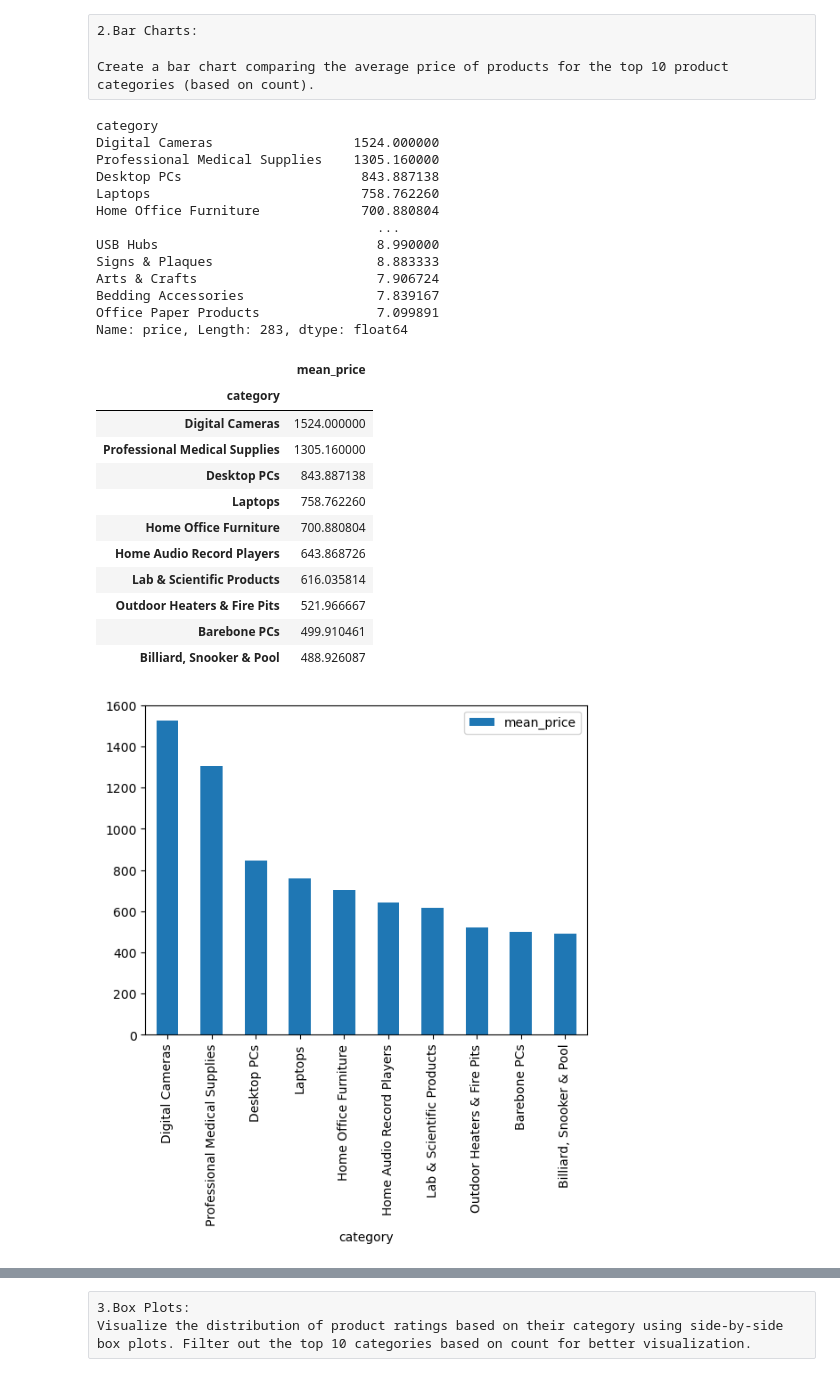
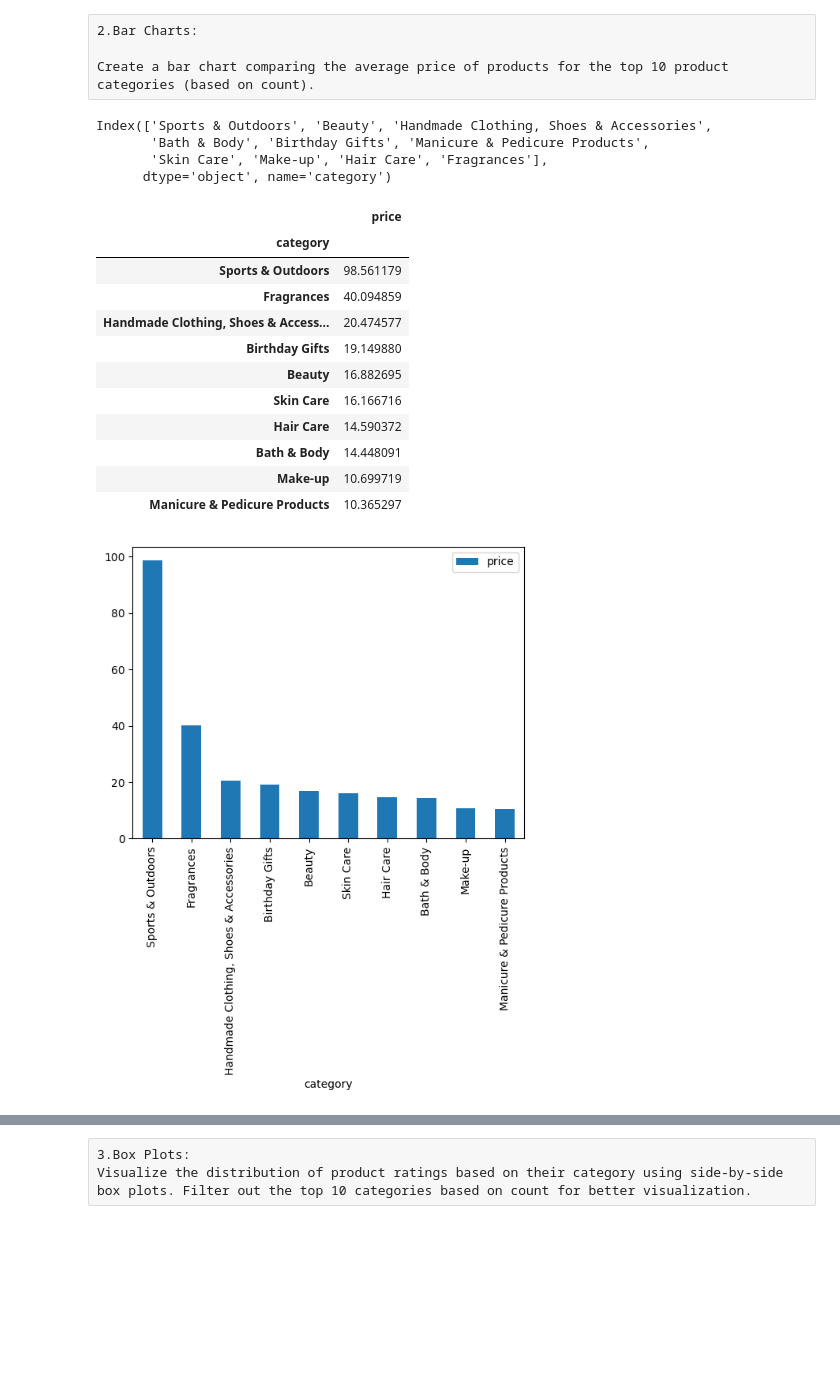
Before and after one commit to cadiyubu/lab-eda-bivariate, a Jupyter notebook: Lab_bivariate_solved.ipynb, the cells around one changed output, grey strips where cells are left out. Saved outputs shown, nothing was run; the diff lists cells and outputs as text; code cells hidden in the pictures; blank space fills up the shorter version.

```diff
--- a/Lab_bivariate_solved.ipynb
+++ b/Lab_bivariate_solved.ipynb
@@ -217,40 +242,42 @@ Which product category tends to have the highest median price? To answer this qu
 2.Bar Charts:
 
 Create a bar chart comparing the average price of products for the top 10 product categories (based on count).
+# %%
+top_cat_count = df['category'].value_counts().to_frame()
+top_10_cats= top_cat_count.head(10).index
+top_10_cats
+# %% [output]
+Index(['Sports & Outdoors', 'Beauty', 'Handmade Clothing, Shoes & Accessories',
+       'Bath & Body', 'Birthday Gifts', 'Manicure & Pedicure Products',
+       'Skin Care', 'Make-up', 'Hair Care', 'Fragrances'],
+      dtype='object', name='category')
 # %%
 # Plotting a stacked bar chart for the 'crosstab_result' data
-cat_10=df1.groupby('category')['price'].agg('mean').sort_values(ascending=False)
-cat_10
+cat_avgprice = (
+    df1[df1['category'].isin(top_10_cats)]
+    .groupby('category')['price']
+    .agg('mean')
+    .sort_values(ascending=False)
+    .to_frame()
+)
+
+cat_avgprice
 # %% [output]
-category
-Digital Cameras                  1524.000000
-Professional Medical Supplies    1305.160000
-Desktop PCs                       843.887138
-Laptops                           758.762260
-Home Office Furniture             700.880804
-                                    ...
-USB Hubs                            8.990000
-Signs & Plaques                     8.883333
-Arts & Crafts                       7.906724
-Bedding Accessories                 7.839167
-Office Paper Products               7.099891
-Name: price, Length: 283, dtype: float64
+|  | price |
+| category |  |
+| Sports & Outdoors | 98.561179 |
+| Fragrances | 40.094859 |
+| Handmade Clothing, Shoes & Access... | 20.474577 |
+| Birthday Gifts | 19.149880 |
+| Beauty | 16.882695 |
+| Skin Care | 16.166716 |
+| Hair Care | 14.590372 |
+| Bath & Body | 14.448091 |
+| Make-up | 10.699719 |
+| Manicure & Pedicure Products | 10.365297 |
 # %%
-cat10= cat_10.head(10).to_frame('mean_price')
-display(cat10)
-cat10.plot(kind="bar", stacked=True);
+#average price for the top 10 categories by count.
+cat_avgprice.plot(kind="bar", stacked=True);
 # %% [output]
-|  | mean_price |
-| category |  |
-| Digital Cameras | 1524.000000 |
-| Professional Medical Supplies | 1305.160000 |
-| Desktop PCs | 843.887138 |
-| Laptops | 758.762260 |
-| Home Office Furniture | 700.880804 |
-| Home Audio Record Players | 643.868726 |
-| Lab & Scientific Products | 616.035814 |
-| Outdoor Heaters & Fire Pits | 521.966667 |
-| Barebone PCs | 499.910461 |
-| Billiard, Snooker & Pool | 488.926087 |
-[figure, old version]
+[figure, new version]
 # %% [raw]
```
Also changed, not shown: parts of 18 cells of this notebook.
